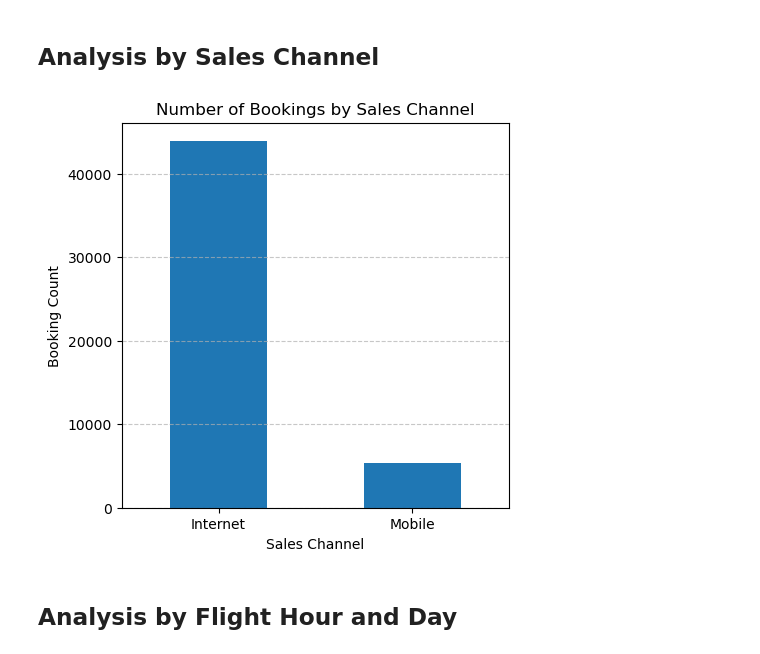
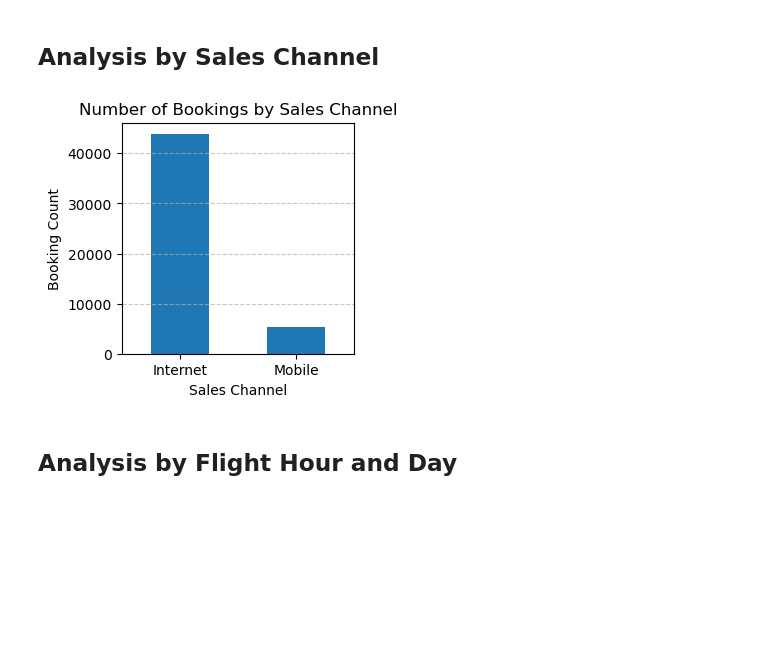
Before and after one commit to jaeshua/jaeshua, a Jupyter notebook: final-proj/ORGANIZED ANALYSIS.ipynb, the cells around one changed output. Saved outputs shown, nothing was run; the diff lists cells and outputs as text; code cells hidden in the pictures; blank space fills up the shorter version.

```diff
--- a/final-proj/ORGANIZED ANALYSIS.ipynb
+++ b/final-proj/ORGANIZED ANALYSIS.ipynb
@@ -171,22 +227,22 @@ The results are statistically significant at the 0.05 level.
 # %%
 import pandas as pd
 import matplotlib.pyplot as plt
 
 df = pd.read_csv("updated_passengers.csv")
 
 # Use the `groupby` method to group the data by "sales_channel" and count the number of bookings for each channel
 booking_counts = df.groupby("sales_channel").size()
 
-plt.figure(figsize=(5, 5))
+plt.figure(figsize=(3, 3))
 booking_counts.plot(kind="bar")
 plt.title("Number of Bookings by Sales Channel")
 plt.xlabel("Sales Channel")
 plt.ylabel("Booking Count")
 plt.xticks(rotation=0)
 plt.grid(axis="y", linestyle="--", alpha=0.7)
 plt.show()
 # %% [output]
-[figure, old version]
+[figure, new version]
 # %% [markdown]
 ## Analysis by Flight Hour and Day
 # %%
```
Also changed, not shown: parts of 4 cells of this notebook.
